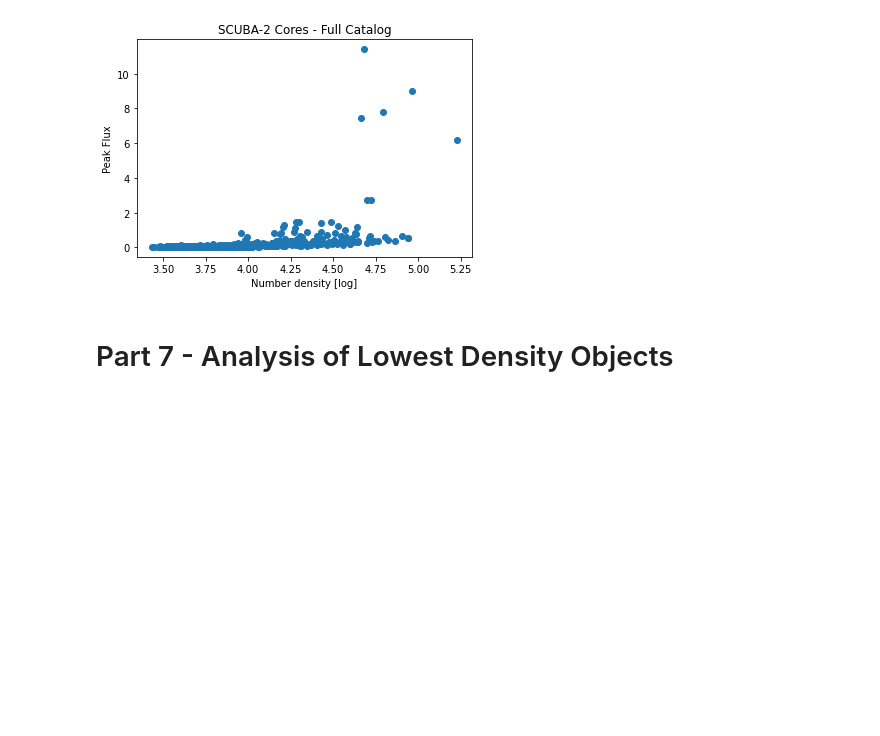
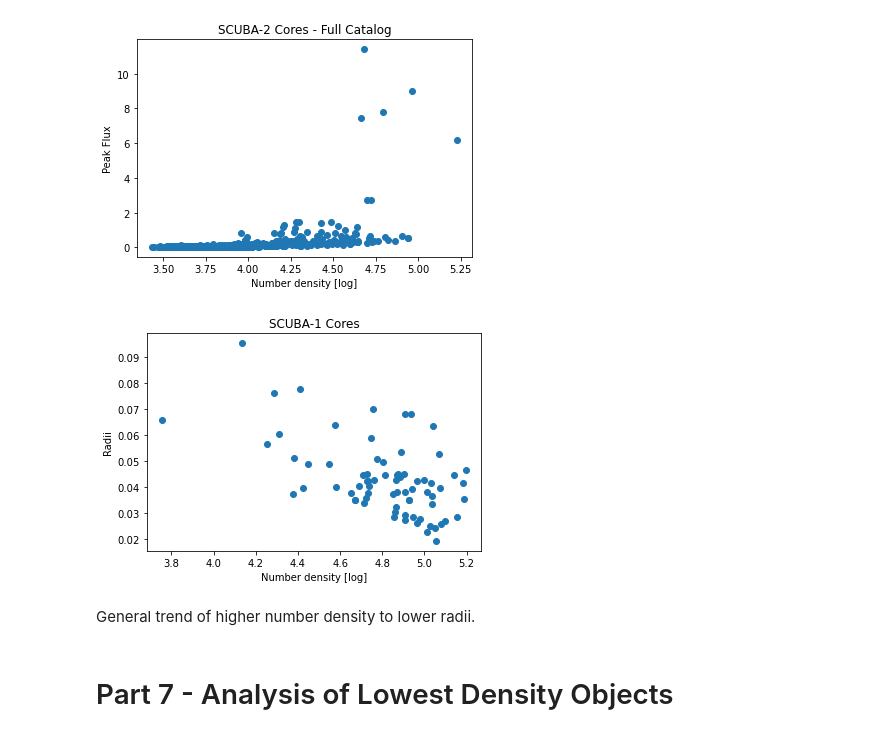
Before and after one commit to samdf96/SyntheticObs, a Jupyter notebook: SCUBA_vs_SCUBA2.ipynb, the cells around one changed output. Cells and saved outputs as stored; diff of their text form; code cells hidden in the pictures; blank space fills up the shorter version.

```diff
--- a/SCUBA_vs_SCUBA2.ipynb
+++ b/SCUBA_vs_SCUBA2.ipynb
@@ -411,6 +412,17 @@ plt.title('SCUBA-2 Cores - Full Catalog')
 plt.show()
 # %% [output]
 [figure]
+# %%
+plt.scatter(np.log10(d1['Number_Density']), d1['Reff'])
+#plt.scatter(np.log10(d1['Number_Density']), d1['I850'])
+plt.xlabel('Number density [log]')
+plt.ylabel('Radii')
+plt.title('SCUBA-1 Cores')
+plt.show()
+# %% [output]
+[figure, added]
+# %% [markdown]
+General trend of higher number density to lower radii.
 # %% [markdown]
 # Part 7 - Analysis of Lowest Density Objects
 # %% [markdown]
```
Also changed, not shown: parts of 2 cells of this notebook.
